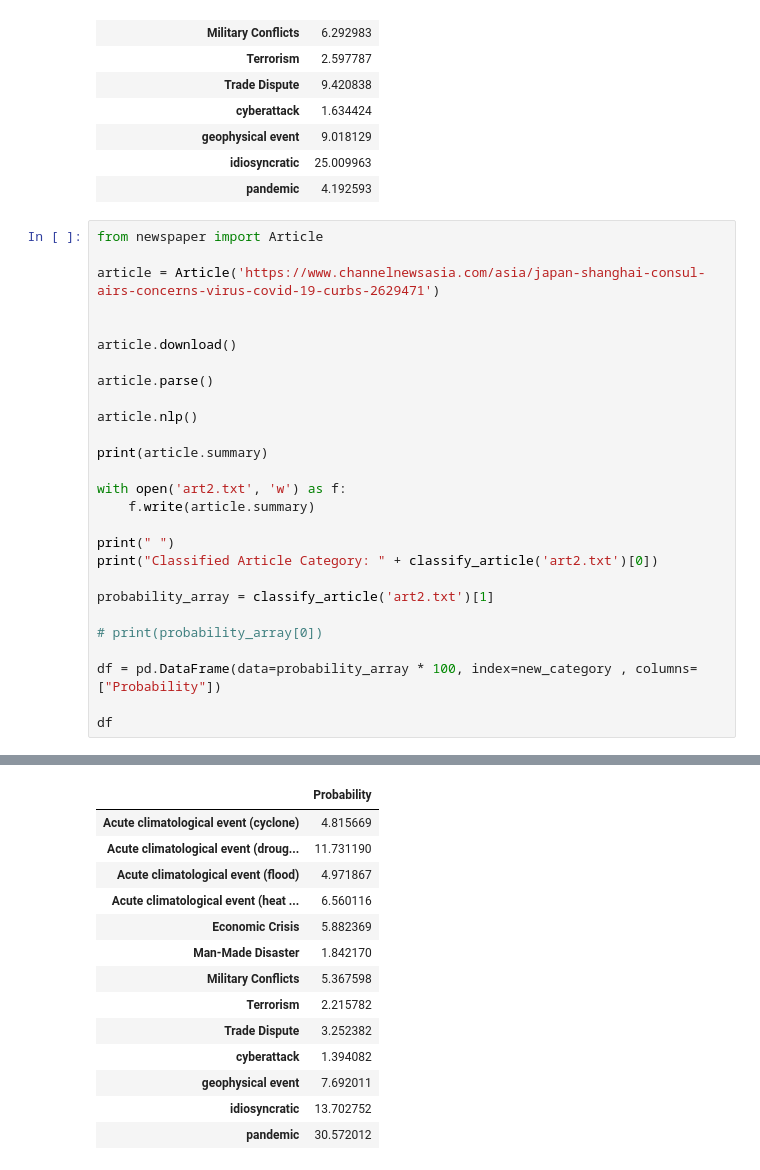
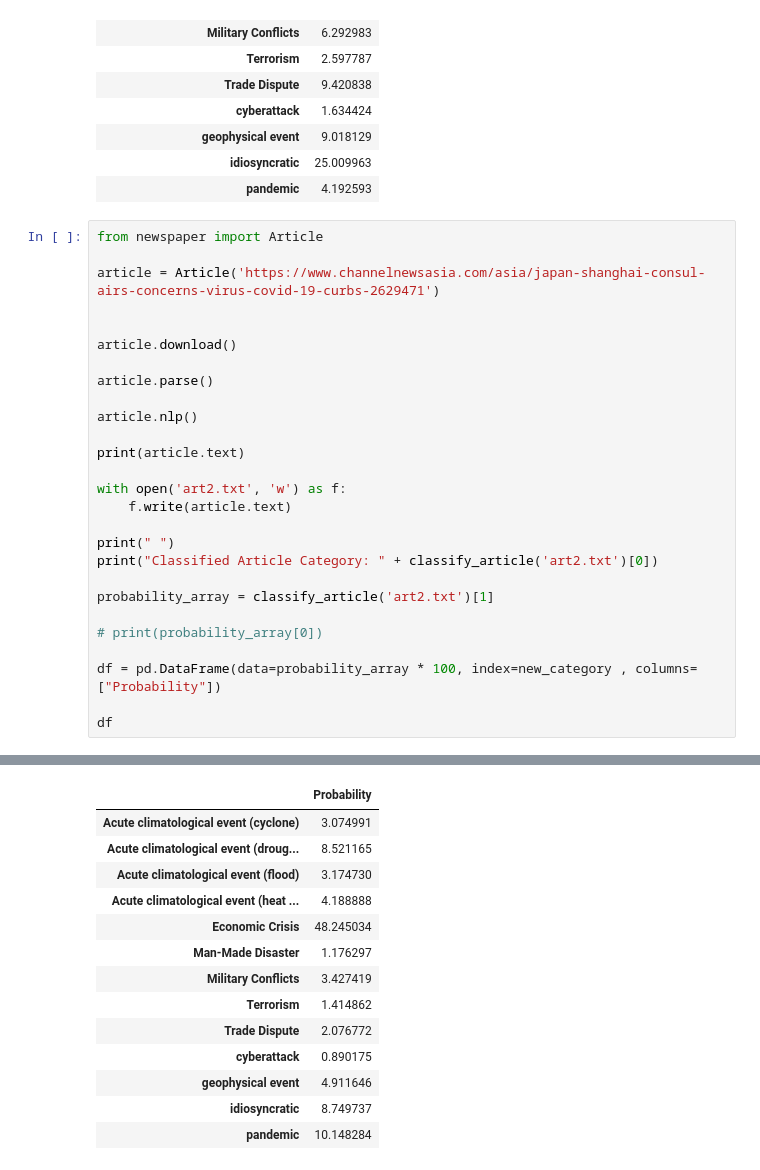
Before and after one commit to Shawntwj/FSX, a Jupyter notebook: FYP Deliverables/Early Warning System/Article Classification Model.ipynb, the cells around one changed output, grey strips where cells are left out. Cells and saved outputs as stored; diff of their text form.

Commit message:
Trying to Test for other Articles

```diff
--- a/FYP Deliverables/Early Warning System/Article Classification Model.ipynb
+++ b/FYP Deliverables/Early Warning System/Article Classification Model.ipynb
@@ -323,10 +323,10 @@ article.parse()
 
 article.nlp()
 
-print(article.summary)
+print(article.text)
 
 with open('art2.txt', 'w') as f:
-    f.write(article.summary)
+    f.write(article.text)
 
 print(" ")
 print("Classified Article Category: " + classify_article('art2.txt')[0])
@@ -347,16 +359,16 @@ China's foreign ministry has termed the State Department concerns over coronavir
 
 Classified Article Category: Not related
 |  | Probability |
-| Acute climatological event (cyclone) | 4.815669 |
-| Acute climatological event (droug... | 11.731190 |
-| Acute climatological event (flood) | 4.971867 |
-| Acute climatological event (heat ... | 6.560116 |
-| Economic Crisis | 5.882369 |
-| Man-Made Disaster | 1.842170 |
-| Military Conflicts | 5.367598 |
-| Terrorism | 2.215782 |
-| Trade Dispute | 3.252382 |
-| cyberattack | 1.394082 |
-| geophysical event | 7.692011 |
-| idiosyncratic | 13.702752 |
-| pandemic | 30.572012 |
+| Acute climatological event (cyclone) | 3.074991 |
+| Acute climatological event (droug... | 8.521165 |
+| Acute climatological event (flood) | 3.174730 |
+| Acute climatological event (heat ... | 4.188888 |
+| Economic Crisis | 48.245034 |
+| Man-Made Disaster | 1.176297 |
+| Military Conflicts | 3.427419 |
+| Terrorism | 1.414862 |
+| Trade Dispute | 2.076772 |
+| cyberattack | 0.890175 |
+| geophysical event | 4.911646 |
+| idiosyncratic | 8.749737 |
+| pandemic | 10.148284 |
```
Also changed, not shown: parts of 1 cell of this notebook, 2 other files.
